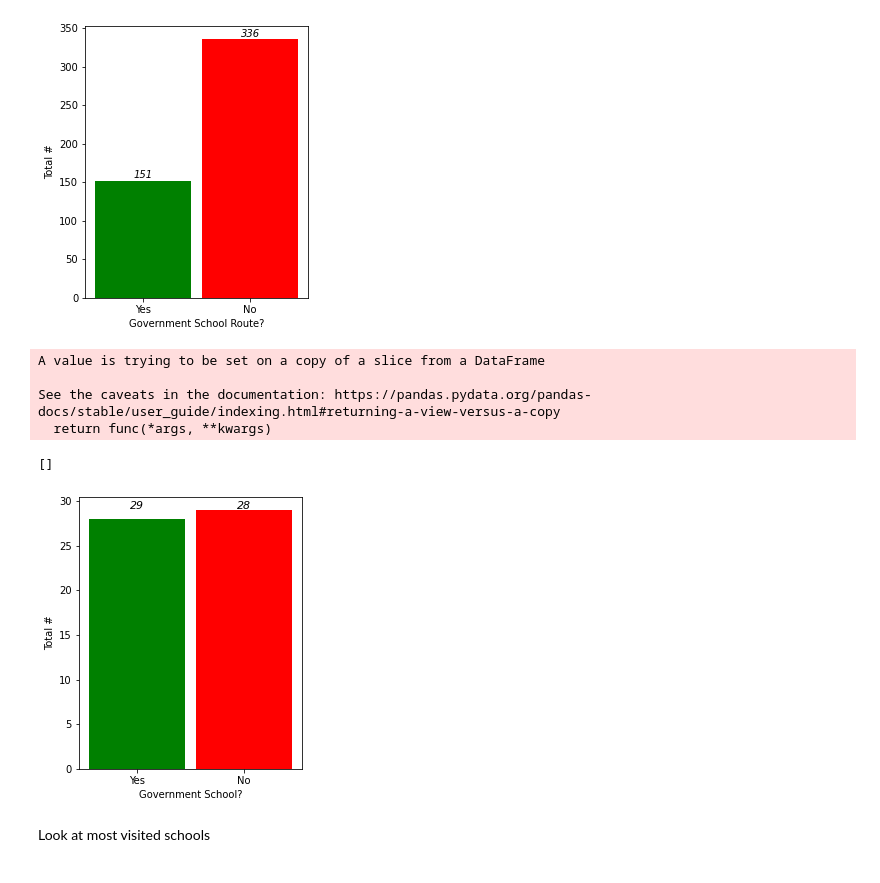
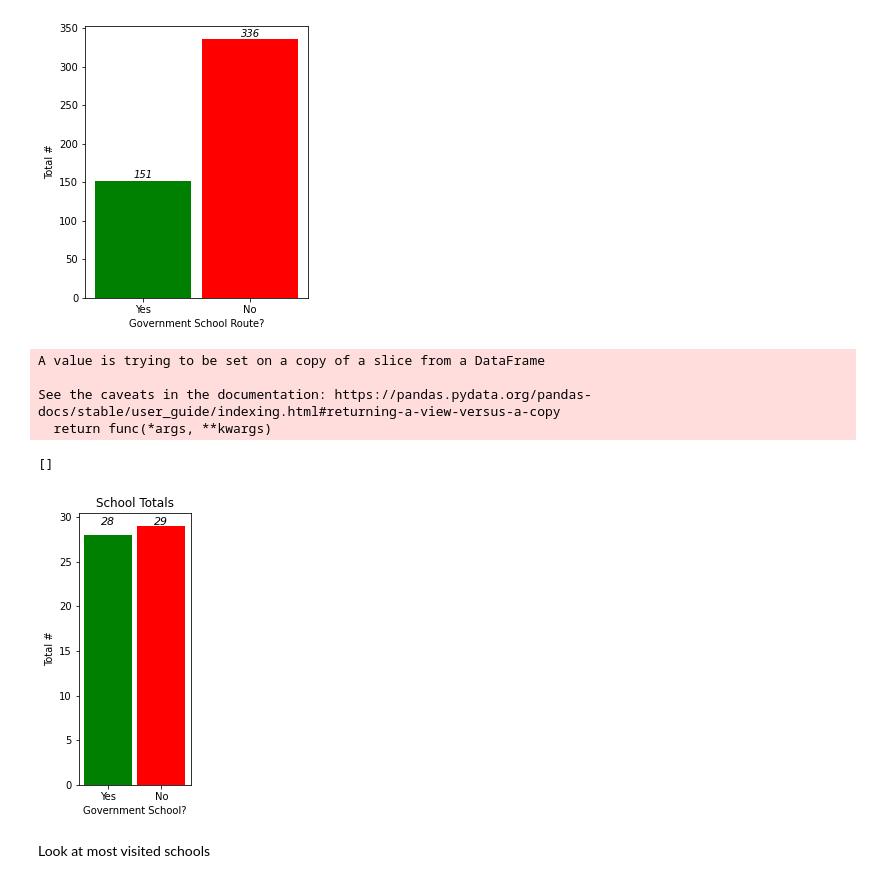
Before and after one commit to felixM2020/ACT_Bus_Data, a Jupyter notebook: Buses_Analysis.ipynb, the cells around one changed output. Cells and saved outputs as stored; diff of their text form; code cells hidden in the pictures.

```diff
--- a/Buses_Analysis.ipynb
+++ b/Buses_Analysis.ipynb
@@ -244,30 +264,30 @@ Text(1, 343, '336')
 # %%
 school_info = buses[['School Name', 'GOVERNMENT']]
 school_info.drop_duplicates(keep = 'first', inplace = True)
 
 school_amounts = school_info.groupby(['GOVERNMENT']).size()
 school_amounts.sort_values( axis = 0, ascending = True, inplace = True)
 
 fig, ax = plt.subplots()
 plt.rcParams["figure.figsize"] = (4, 5)
 
 ax.bar( x = school_amounts.index.sort_values( ascending = False),
        height = school_amounts.array,
        color = ['g', 'r'], width = 0.9)
 
-ax.text(0,29.5,'29', fontsize = 11, style = 'italic',horizontalalignment='center',    verticalalignment='center')
-ax.text(1, 29.5, '28', fontsize = 11, style = 'italic', horizontalalignment='center',    verticalalignment='center')
+ax.text(1,29.5,'29', fontsize = 11, style = 'italic',horizontalalignment='center',    verticalalignment='center')
+ax.text(0, 29.5, '28', fontsize = 11, style = 'italic', horizontalalignment='center',    verticalalignment='center')
 plt.xlabel('Government School?')
 plt.ylabel('Total #')
-
+plt.title('School Totals')
 plt.plot()
 # %% [output]
 A value is trying to be set on a copy of a slice from a DataFrame
 
 See the caveats in the documentation: https://pandas.pydata.org/pandas-docs/stable/user_guide/indexing.html#returning-a-view-versus-a-copy
   return func(*args, **kwargs)
 []
-[figure, old version]
+[figure, new version]
 # %% [markdown]
 Look at most visited schools
 # %% [markdown]
```
Also changed, not shown: parts of 15 cells of this notebook.
